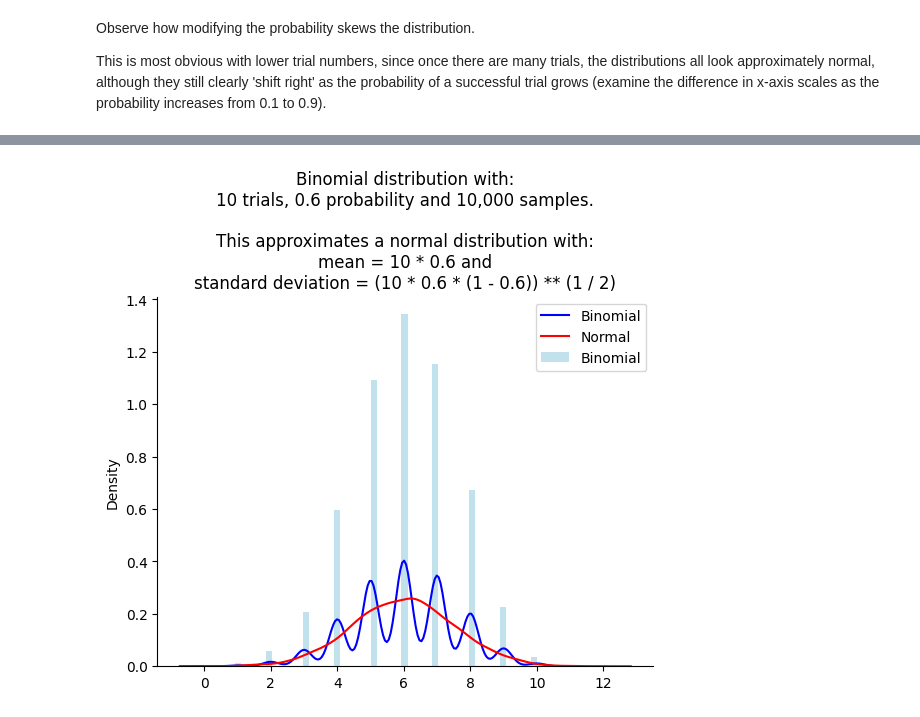
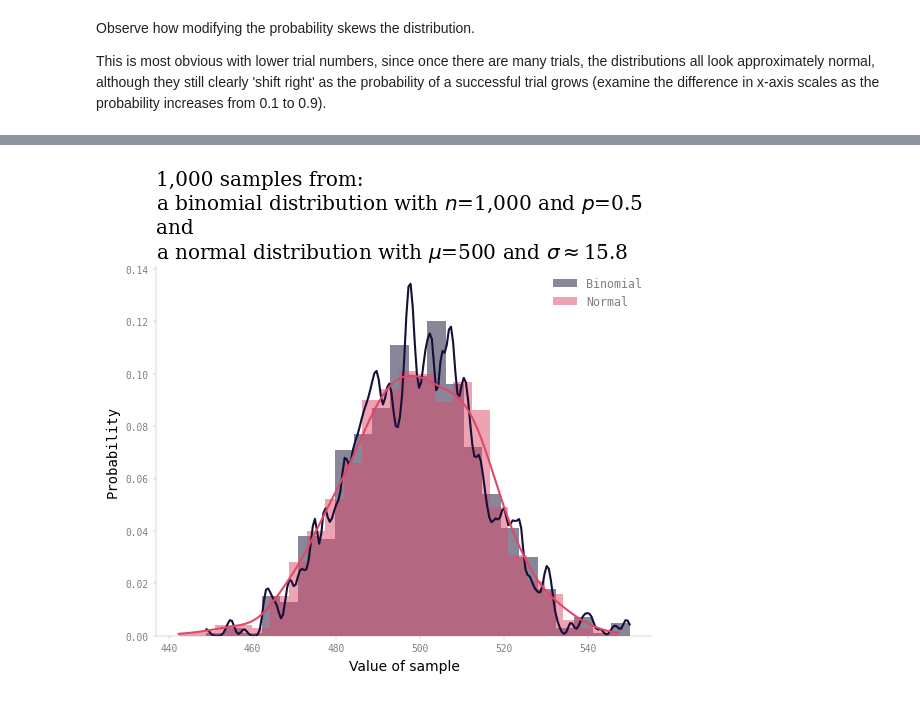
Before and after one commit to KatlehoJordan/ds-playground, a Jupyter notebook: python/notebooks/numpy_tutorial/binomial-distribution.ipynb, the cells around one changed output, grey strips where cells are left out. Saved outputs shown, nothing was run; the diff lists cells and outputs as text; code cells hidden in the pictures.

```diff
--- a/python/notebooks/numpy_tutorial/binomial-distribution.ipynb
+++ b/python/notebooks/numpy_tutorial/binomial-distribution.ipynb
@@ -271,6 +391,8 @@ import numpy as np
 import seaborn as sns # type: ignore
 import matplotlib.pyplot as plt
 from configurations import logger
+
+plt.style.use('my_mpl_stylesheet.mpltstyle')
 
 logger.warning(
     'Seaborn does not seem to export a stub to help linters with type hints\n'
@@ -278,50 +400,76 @@ logger.warning(
 )
 
 logger.warning(
-    'Matplotlib.pyplot does not seem to have types set up for linters.\n'
+    'Matplotlib.pylot does not seem to have types set up for linters.\n'
     'So I am explicitly disabling type hints on those lines.'
 )
 
-def plot_normal(n: int = 10, p: float = 0.5, size: int = 10) -> None:
-    my_binomial = np.random.binomial(n=n, p=p, size=size) # type: ignore
+def choose_my_color(integer: int = 0) -> str:
+    return (plt.rcParams["axes.prop_cycle"] # type: ignore
+            .by_key()["color"][integer])
 
-    my_normal = np.random.normal(
-        loc=n*p,
-        scale=(n * p * (1-p)) ** (1 / 2),
-        size=size
+def plot_binomial_and_normal(
+        n: int = 10,
+        p: float = 0.5,
+        size: int = 1_000,
+        bw_adjust: float = 1
+        ) -> None:
+    my_binomial = np.random.binomial(n=n, p=p, size=size)
+
+    ax = plt.subplots()[1] #type: ignore
+
+    sns.histplot( # type: ignore
+        my_binomial,
+        ax=ax,
+        stat='probability',
+        kde=True,
+        kde_kws={'bw_adjust' : bw_adjust},
+        edgecolor='None',
+        color=choose_my_color(0),
+        label='Binomial'
         )
 
-    ax = plt.subplots()[1] # type: ignore
-    sns.kdeplot( # type: ignore
-        my_binomial,
-        ax=ax,
-        color='blue',
-        label='Binomial'
-        )
-    sns.kdeplot( # type: ignore
+    loc = n * p
+    scale = np.sqrt(n * p * (1 - p))
+
+    my_normal = np.random.normal(loc=loc, scale=scale, size=size)
+
+    sns.histplot( # type: ignore
         my_normal,
         ax=ax,
-        color='red',
+        stat='probability',
+        kde=True,
+        edgecolor='None',
+        color=choose_my_color(5),
         label='Normal'
         )
-    sns.histplot( # type: ignore
-        my_binomial, # type: ignore
-        ax=ax,
-        color='lightblue',
-        edgecolor='None',
-        stat='density',
-        label='Binomial'
-        ).set(
-        title='Binomial distribution with:\n'
-        f'{n:,} trials, {p} probability and {size:,} samples.\n\n'
-        'This approximates a normal distribution with:\n'
-        f'mean = {n:,} * {p} and\n'
-        f'standard deviation = ({n:,} * {p} * (1 - {p})) ** (1 / 2)'
+
+    ax.legend() # type: ignore
+
+    plt.title( # type: ignore
+        label=f'{size:,} samples from:\n'
+        'a binomial distribution with '
+        fr'$n$={n:,} and $p$={p}'
+        '\nand\n'
+        'a normal distribution with '
+        fr'$\mu$={loc:,.0f} and $\sigma\approx${scale:.1f}',
+        family='serif'
         )
-    sns.despine() # type: ignore
-    plt.legend() # type: ignore
 
-for n in [10, 100, 1_000, 10_000]:
-    for _float in np.array([*range(1, 10)])/10:
-        plot_normal(n=n, p=_float, size=10_000)
+    plt.xlabel(xlabel='Value of sample', family='sans-serif') #type: ignore
+
+probabilities_to_cycle_through = [0.01, 0.50, 0.99]
+trials_and_bwadjusts_to_cycle_through = {
+    10 : 0.375,
+    100 : 0.275,
+    1_000 : 0.175
+    }
+
+for probability in probabilities_to_cycle_through:
+    for trial in trials_and_bwadjusts_to_cycle_through:
+        plot_binomial_and_normal(
+            p=probability,
+            n=trial,
+            bw_adjust=trials_and_bwadjusts_to_cycle_through[trial]
+            )
 # %% [output]
@@ -345 +493 @@ So I am explicitly disabling type hints on those lines.
-[figure, old version]
+[figure, new version]
```
Also changed, not shown: parts of 8 cells of this notebook, 6 other files.
